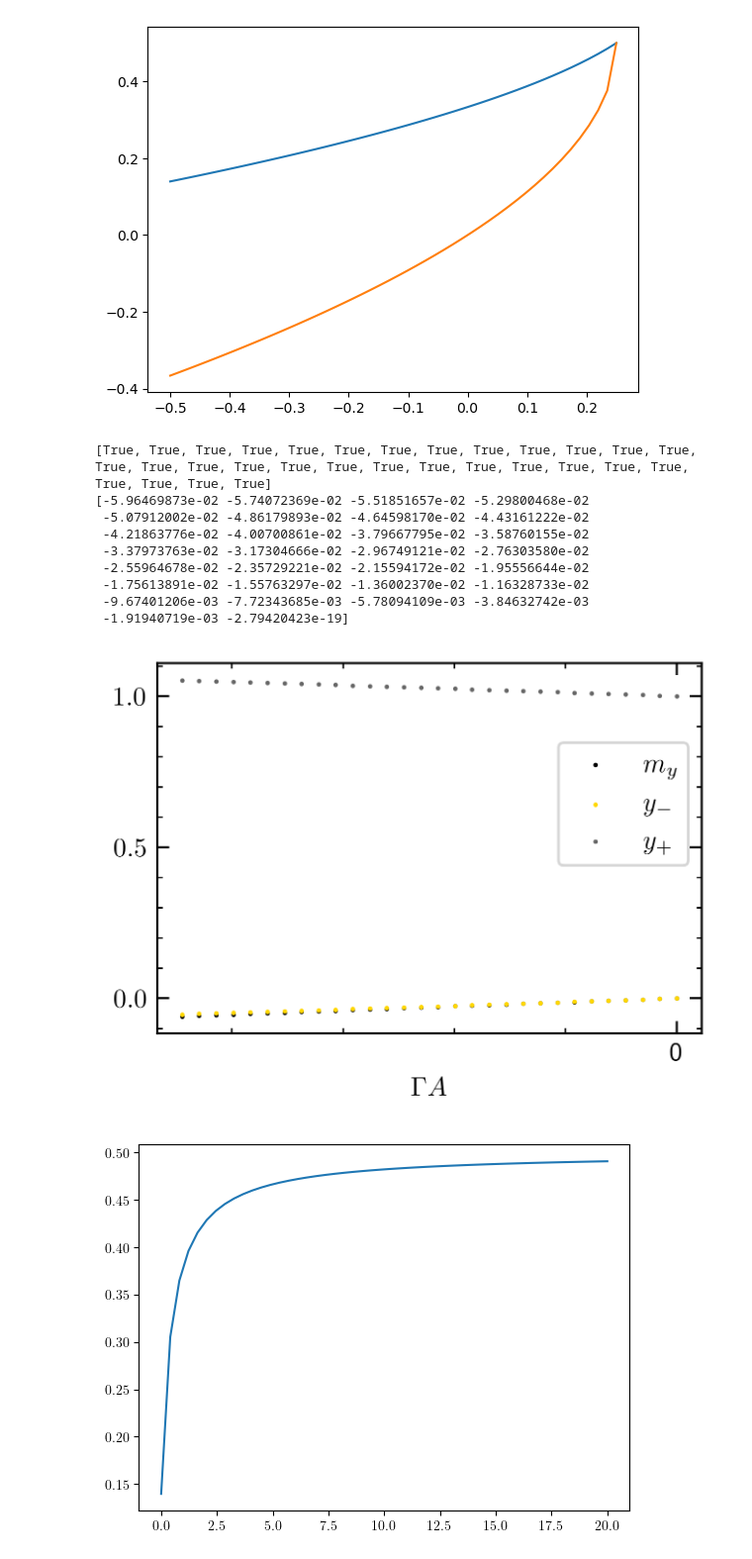
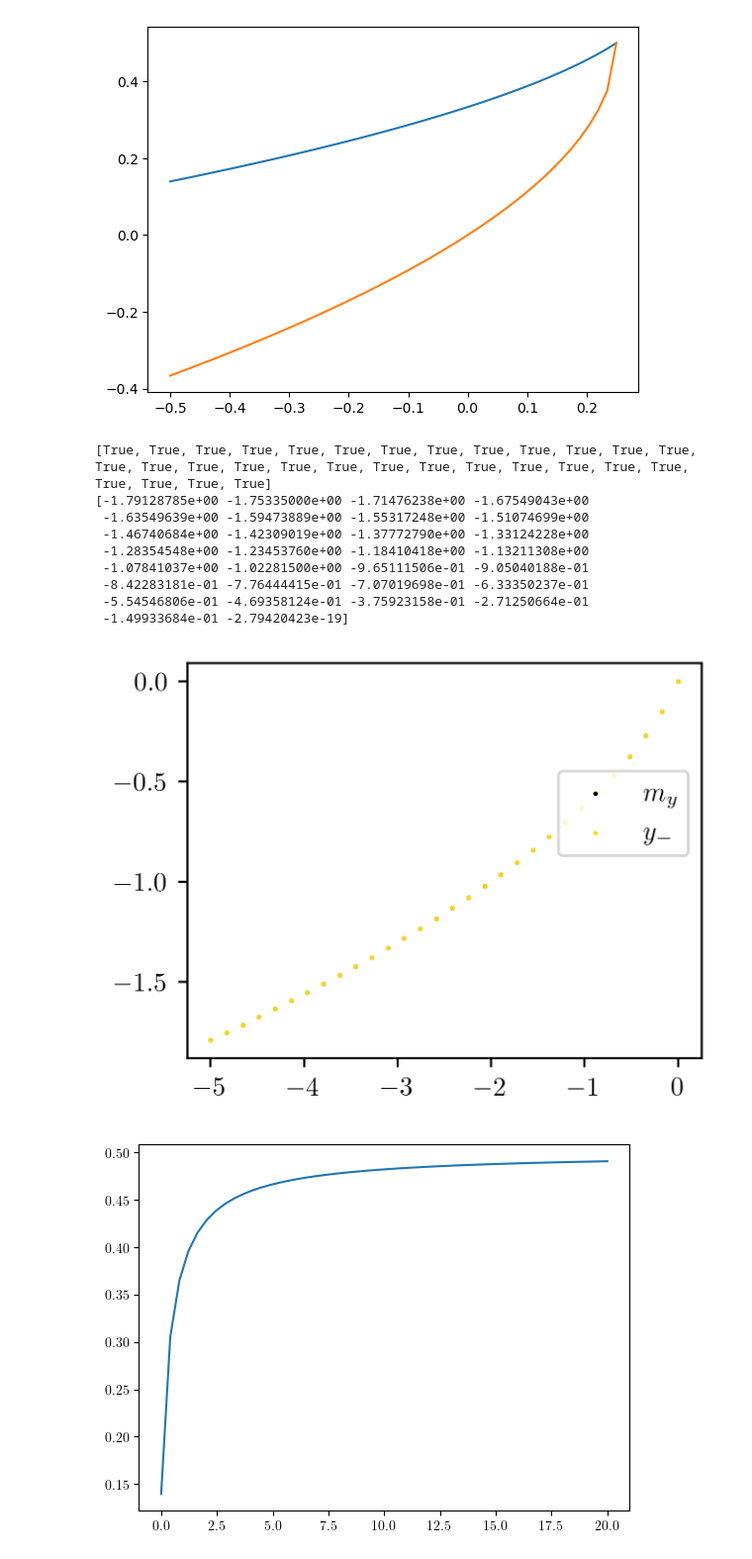
Before and after one commit to ChriGomm/Bachelor_sympy, a Jupyter notebook: fixp_alal.ipynb, the cells around one changed output. Shown: that part at 99% size. Drawn from its saved outputs; the diff is of its cells as text; code cells hidden in the pictures.

```diff
--- a/fixp_alal.ipynb
+++ b/fixp_alal.ipynb
@@ -131,10 +131,10 @@ from scipy.optimize import root_scalar
 import numpy as np
 import matplotlib.pyplot as plt
 import matplotlib.ticker as ticker
-A = np.linspace(-1/18,0,30)
+A = np.linspace(-5,0,30)
 def func_B(a):
     if a<0:
-        return 2*a/(-1-np.sqrt(1+8*a))
+        return -a #2*a/(-1-np.sqrt(1+8*a))
     else:
         return 0
 root = []
@@ -155,7 +155,7 @@ def root_lam2(a):
     return (1+np.sqrt(1-4*a))/2
 cm = 1/2.54
 width = 8*cm
-name_of_plot = "k=w_sign_of_ev1.pdf"
+name_of_plot = "sign_of_ev1.pdf"
 major_xtick_step = 1/16
 minor_xtick_step = 0.05/4
 major_ytick_step = 0.5
@@ -167,7 +167,7 @@ fig, ax = plt.subplots(1,1,layout='constrained',figsize=(width,4.8/6.4*width),dp
 
 ax.scatter(A,root,color='0')
 ax.scatter(A,root_lam1(A),color='#FFD700')
-ax.scatter(A,root_lam2(A),color='0.4')
+# ax.scatter(A,root_lam2(A),color='0.4')
 
 
 # axlimits have to be adapted
@@ -178,54 +178,54 @@ ax.scatter(A,root_lam2(A),color='0.4')
 plt.legend([r'$m_y$',r'$y_-$',r'$y_+$'],loc='right',bbox_to_anchor=(1,0.62))
 
 plt.rcParams["lines.markersize"]=0.7
 plt.rcParams["axes.unicode_minus"]=True
 plt.rcParams["font.size"]=10
 plt.rcParams["text.usetex"]=True
 plt.rcParams["font.serif"]="Computer Modern Serif"
 # def strip0(x,pos):
 #     if x<0:
 #         return u'\u2212'+ str(x).rstrip(".0").lstrip("-")
 #     else:
 #         if str(x).rstrip(".0"):
 #             return str(x).rstrip(".0")
 #     return "0"
 def strip0(x,pos):
     if x==0:
         return "0"
     if x<-3/16/2:
         return u'\u2212'+ '1/8' #str(x).rstrip(".0").lstrip("-")
     else:
         return u'\u2212'+ '1/16'
-ax.yaxis.set_major_locator(ticker.MultipleLocator(major_ytick_step))
-ax.yaxis.set_minor_locator(ticker.MultipleLocator(minor_ytick_step))
-ax.xaxis.set_major_locator(ticker.MultipleLocator(major_xtick_step))
-ax.xaxis.set_minor_locator(ticker.MultipleLocator(minor_xtick_step))
-if STRIP_OF_ZEROS_X:
-    ax.xaxis.set_major_formatter(ticker.FuncFormatter(strip0))
-# if STRIP_OF_ZEROS_Y:
-#     ax.yaxis.set_major_formatter(ticker.FuncFormatter(strip0))
-ax.tick_params(axis='x',direction='in',which='both',bottom=True,top=True,labelbottom=True)
-ax.tick_params(axis='both',which='major',length=4.5)
-ax.tick_params(axis='y',direction='in',which='both',left=True,right=True,labelleft=True)
-ax.set_xlabel(r'$\Gamma A$')
+# ax.yaxis.set_major_locator(ticker.MultipleLocator(major_ytick_step))
+# ax.yaxis.set_minor_locator(ticker.MultipleLocator(minor_ytick_step))
+# ax.xaxis.set_major_locator(ticker.MultipleLocator(major_xtick_step))
+# ax.xaxis.set_minor_locator(ticker.MultipleLocator(minor_xtick_step))
+# if STRIP_OF_ZEROS_X:
+#     ax.xaxis.set_major_formatter(ticker.FuncFormatter(strip0))
+# # if STRIP_OF_ZEROS_Y:
+# #     ax.yaxis.set_major_formatter(ticker.FuncFormatter(strip0))
+# ax.tick_params(axis='x',direction='in',which='both',bottom=True,top=True,labelbottom=True)
+# ax.tick_params(axis='both',which='major',length=4.5)
+# ax.tick_params(axis='y',direction='in',which='both',left=True,right=True,labelleft=True)
+# ax.set_xlabel(r'$\Gamma A$')
 # plt.setp(ax.yaxis.get_majorticklabels(),va='bottom')
 
 
 # save figure
 # plt.savefig('/home/christian/Documents/Bachelor/protocol/'+name_of_plot,bbox_inches='tight')
 
 plt.show()
 # %% [output]
 [True, True, True, True, True, True, True, True, True, True, True, True, True, True, True, True, True, True, True, True, True, True, True, True, True, True, True, True, True, True]
-[-5.96469873e-02 -5.74072369e-02 -5.51851657e-02 -5.29800468e-02
- -5.07912002e-02 -4.86179893e-02 -4.64598170e-02 -4.43161222e-02
- -4.21863776e-02 -4.00700861e-02 -3.79667795e-02 -3.58760155e-02
- -3.37973763e-02 -3.17304666e-02 -2.96749121e-02 -2.76303580e-02
- -2.55964678e-02 -2.35729221e-02 -2.15594172e-02 -1.95556644e-02
- -1.75613891e-02 -1.55763297e-02 -1.36002370e-02 -1.16328733e-02
- -9.67401206e-03 -7.72343685e-03 -5.78094109e-03 -3.84632742e-03
- -1.91940719e-03 -2.79420423e-19]
+[-1.79128785e+00 -1.75335000e+00 -1.71476238e+00 -1.67549043e+00
+ -1.63549639e+00 -1.59473889e+00 -1.55317248e+00 -1.51074699e+00
+ -1.46740684e+00 -1.42309019e+00 -1.37772790e+00 -1.33124228e+00
+ -1.28354548e+00 -1.23453760e+00 -1.18410418e+00 -1.13211308e+00
+ -1.07841037e+00 -1.02281500e+00 -9.65111506e-01 -9.05040188e-01
+ -8.42283181e-01 -7.76444415e-01 -7.07019698e-01 -6.33350237e-01
+ -5.54546806e-01 -4.69358124e-01 -3.75923158e-01 -2.71250664e-01
+ -1.49933684e-01 -2.79420423e-19]
-[figure, old version]
+[figure, new version]
 # %%
 k = np.linspace(0,20)
 ytilde = 1/(3+8*k)*(2+6*k-np.sqrt(5/2+8*k+4*k**2))
```
Also changed, not shown: 1 other file.
